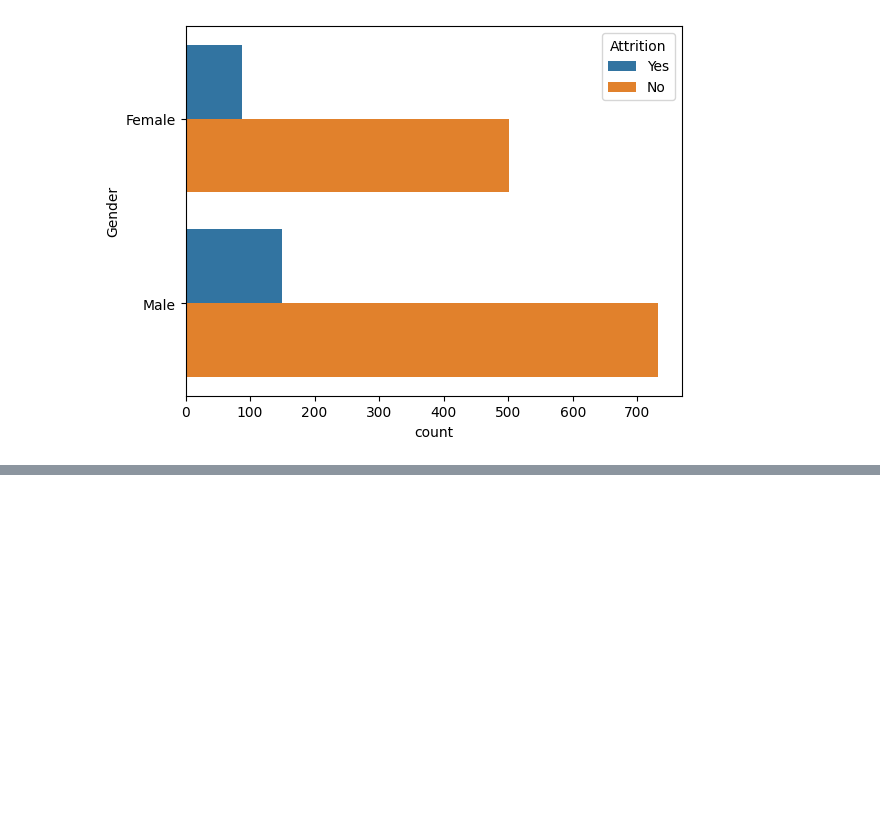
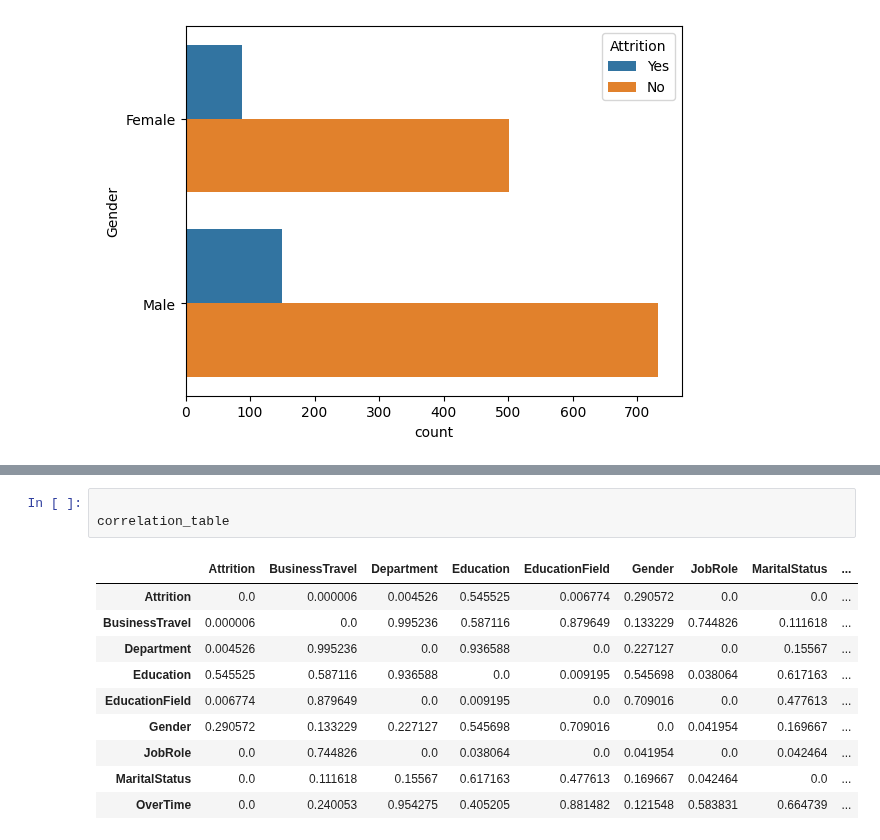
Before and after one commit to JOCRZ/Meriskill-Internship, a Jupyter notebook: Projects/Project3/M2Project3.ipynb, the cells around one changed output, grey strips where cells are left out. Saved outputs shown, nothing was run; the diff lists cells and outputs as text; blank space fills up the shorter version.

```diff
--- a/Projects/Project3/M2Project3.ipynb
+++ b/Projects/Project3/M2Project3.ipynb
@@ -47,0 +74,14 @@ sns.countplot(data = df,y='Gender',hue='Attrition')
+# %%
+
+correlation_table
+# %% [output]
+|  | Attrition | BusinessTravel | Department | Education | EducationField | Gender | JobRole | MaritalStatus | ... |
+| Attrition | 0.0 | 0.000006 | 0.004526 | 0.545525 | 0.006774 | 0.290572 | 0.0 | 0.0 | ... |
+| BusinessTravel | 0.000006 | 0.0 | 0.995236 | 0.587116 | 0.879649 | 0.133229 | 0.744826 | 0.111618 | ... |
+| Department | 0.004526 | 0.995236 | 0.0 | 0.936588 | 0.0 | 0.227127 | 0.0 | 0.15567 | ... |
+| Education | 0.545525 | 0.587116 | 0.936588 | 0.0 | 0.009195 | 0.545698 | 0.038064 | 0.617163 | ... |
+| EducationField | 0.006774 | 0.879649 | 0.0 | 0.009195 | 0.0 | 0.709016 | 0.0 | 0.477613 | ... |
+| Gender | 0.290572 | 0.133229 | 0.227127 | 0.545698 | 0.709016 | 0.0 | 0.041954 | 0.169667 | ... |
+| JobRole | 0.0 | 0.744826 | 0.0 | 0.038064 | 0.0 | 0.041954 | 0.0 | 0.042464 | ... |
+| MaritalStatus | 0.0 | 0.111618 | 0.15567 | 0.617163 | 0.477613 | 0.169667 | 0.042464 | 0.0 | ... |
+| OverTime | 0.0 | 0.240053 | 0.954275 | 0.405205 | 0.881482 | 0.121548 | 0.583831 | 0.664739 | ... |
```
Also changed, not shown: parts of 6 cells of this notebook, 1 other file.
